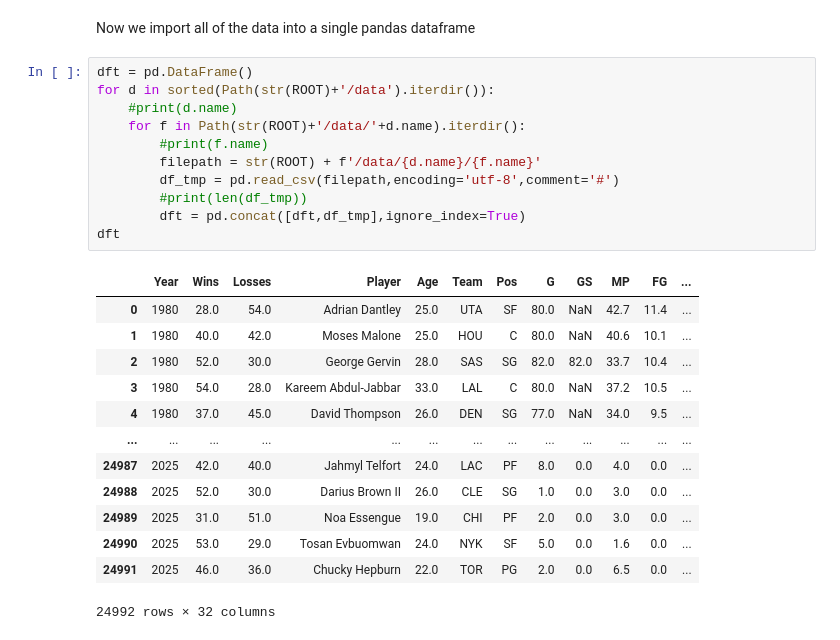
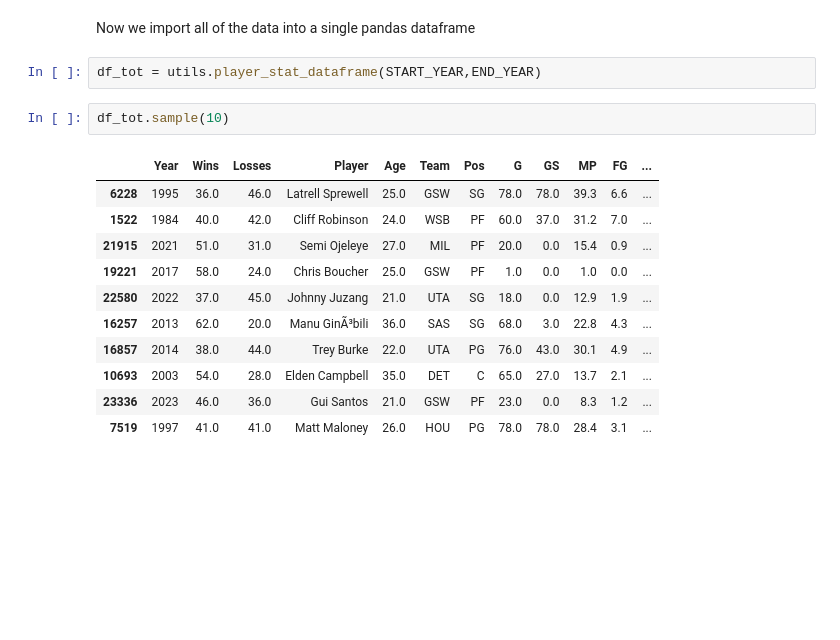
Before and after one commit to Erdos-Projects/fall-2026-nba-mvp-prediction, a Jupyter notebook: data_collection/player_data_collection.ipynb, the cells around one changed output. Saved outputs shown, nothing was run; the diff lists cells and outputs as text; blank space fills up the shorter version.

```diff
--- a/data_collection/player_data_collection.ipynb
+++ b/data_collection/player_data_collection.ipynb
@@ -85,27 +80,18 @@ df.loc[df['Team']=='2TM']
 # %% [markdown]
 Now we import all of the data into a single pandas dataframe
-# %%
-dft = pd.DataFrame()
-for d in sorted(Path(str(ROOT)+'/data').iterdir()):
-    #print(d.name)
-    for f in Path(str(ROOT)+'/data/'+d.name).iterdir():
-        #print(f.name)
-        filepath = str(ROOT) + f'/data/{d.name}/{f.name}'
-        df_tmp = pd.read_csv(filepath,encoding='utf-8',comment='#')
-        #print(len(df_tmp))
-        dft = pd.concat([dft,df_tmp],ignore_index=True)
-dft
-# %% [output]
-|  | Year | Wins | Losses | Player | Age | Team | Pos | G | GS | MP | FG | ... |
-| 0 | 1980 | 28.0 | 54.0 | Adrian Dantley | 25.0 | UTA | SF | 80.0 | NaN | 42.7 | 11.4 | ... |
-| 1 | 1980 | 40.0 | 42.0 | Moses Malone | 25.0 | HOU | C | 80.0 | NaN | 40.6 | 10.1 | ... |
-| 2 | 1980 | 52.0 | 30.0 | George Gervin | 28.0 | SAS | SG | 82.0 | 82.0 | 33.7 | 10.4 | ... |
-| 3 | 1980 | 54.0 | 28.0 | Kareem Abdul-Jabbar | 33.0 | LAL | C | 80.0 | NaN | 37.2 | 10.5 | ... |
-| 4 | 1980 | 37.0 | 45.0 | David Thompson | 26.0 | DEN | SG | 77.0 | NaN | 34.0 | 9.5 | ... |
-| ... | ... | ... | ... | ... | ... | ... | ... | ... | ... | ... | ... | ... |
-| 24987 | 2025 | 42.0 | 40.0 | Jahmyl Telfort | 24.0 | LAC | PF | 8.0 | 0.0 | 4.0 | 0.0 | ... |
-| 24988 | 2025 | 52.0 | 30.0 | Darius Brown II | 26.0 | CLE | SG | 1.0 | 0.0 | 3.0 | 0.0 | ... |
-| 24989 | 2025 | 31.0 | 51.0 | Noa Essengue | 19.0 | CHI | PF | 2.0 | 0.0 | 3.0 | 0.0 | ... |
-| 24990 | 2025 | 53.0 | 29.0 | Tosan Evbuomwan | 24.0 | NYK | SF | 5.0 | 0.0 | 1.6 | 0.0 | ... |
-| 24991 | 2025 | 46.0 | 36.0 | Chucky Hepburn | 22.0 | TOR | PG | 2.0 | 0.0 | 6.5 | 0.0 | ... |
-24992 rows × 32 columns
+# %%
+df_tot = utils.player_stat_dataframe(START_YEAR,END_YEAR)
+# %%
+df_tot.sample(10)
+# %% [output]
+|  | Year | Wins | Losses | Player | Age | Team | Pos | G | GS | MP | FG | ... |
+| 6228 | 1995 | 36.0 | 46.0 | Latrell Sprewell | 25.0 | GSW | SG | 78.0 | 78.0 | 39.3 | 6.6 | ... |
+| 1522 | 1984 | 40.0 | 42.0 | Cliff Robinson | 24.0 | WSB | PF | 60.0 | 37.0 | 31.2 | 7.0 | ... |
+| 21915 | 2021 | 51.0 | 31.0 | Semi Ojeleye | 27.0 | MIL | PF | 20.0 | 0.0 | 15.4 | 0.9 | ... |
+| 19221 | 2017 | 58.0 | 24.0 | Chris Boucher | 25.0 | GSW | PF | 1.0 | 0.0 | 1.0 | 0.0 | ... |
+| 22580 | 2022 | 37.0 | 45.0 | Johnny Juzang | 21.0 | UTA | SG | 18.0 | 0.0 | 12.9 | 1.9 | ... |
+| 16257 | 2013 | 62.0 | 20.0 | Manu GinÃ³bili | 36.0 | SAS | SG | 68.0 | 3.0 | 22.8 | 4.3 | ... |
+| 16857 | 2014 | 38.0 | 44.0 | Trey Burke | 22.0 | UTA | PG | 76.0 | 43.0 | 30.1 | 4.9 | ... |
+| 10693 | 2003 | 54.0 | 28.0 | Elden Campbell | 35.0 | DET | C | 65.0 | 27.0 | 13.7 | 2.1 | ... |
+| 23336 | 2023 | 46.0 | 36.0 | Gui Santos | 21.0 | GSW | PF | 23.0 | 0.0 | 8.3 | 1.2 | ... |
+| 7519 | 1997 | 41.0 | 41.0 | Matt Maloney | 26.0 | HOU | PG | 78.0 | 78.0 | 28.4 | 3.1 | ... |
```
Also changed, not shown: parts of 9 cells of this notebook, 2 other files.
